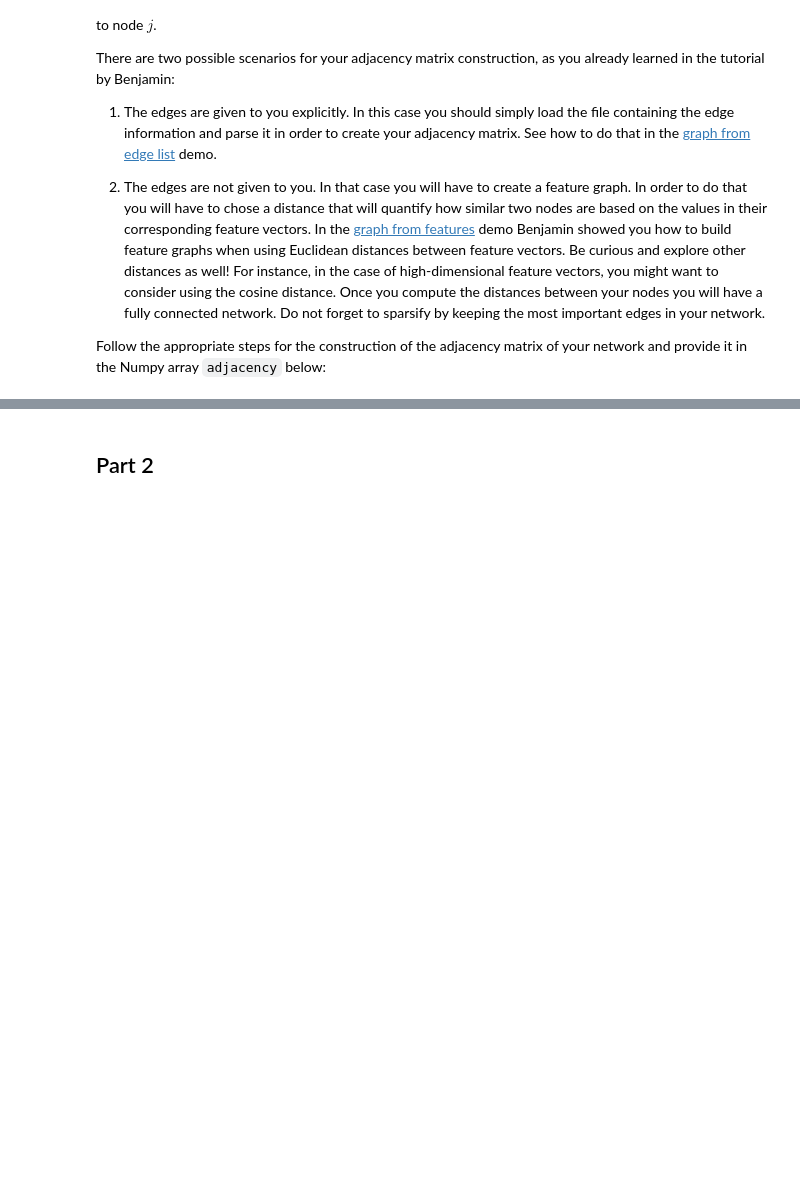
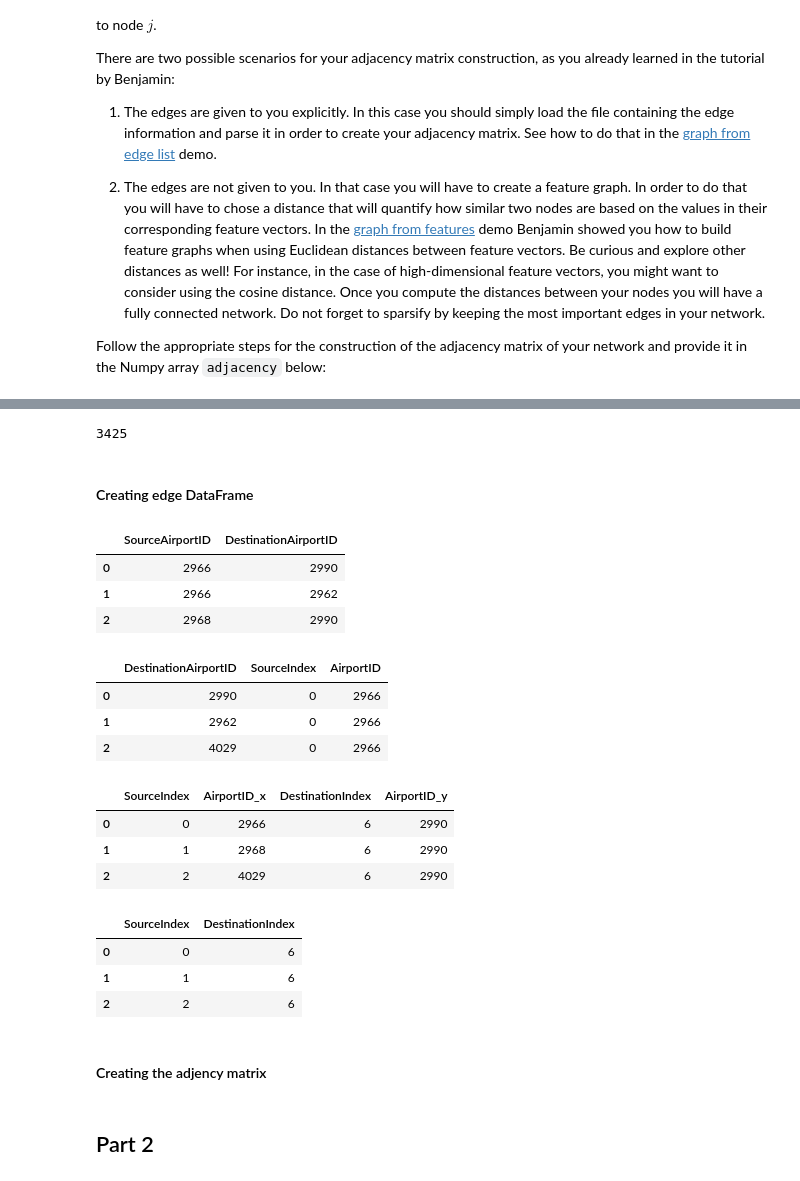
Before and after one commit to nicolasFontbonne/NTDS_group_6, a Jupyter notebook: milestones/1_network_properties.ipynb, the cells around one changed output, grey strips where cells are left out. Saved outputs shown, nothing was run; the diff lists cells and outputs as text; code cells hidden in the pictures; blank space fills up the shorter version.

```diff
--- a/milestones/1_network_properties.ipynb
+++ b/milestones/1_network_properties.ipynb
@@ -112,0 +104,46 @@ for idx, row in edges.iterrows():
+# %%
+n_nodes = len(nodes) # the number of nodes in the network
+print(n_nodes)
+# %% [output]
+3425
+# %% [markdown]
+#### Creating edge DataFrame
+# %%
+flights=data[['SourceAirportID','DestinationAirportID']]
+flights.head(3)
+# %% [output]
+|  | SourceAirportID | DestinationAirportID |
+| 0 | 2966 | 2990 |
+| 1 | 2966 | 2962 |
+| 2 | 2968 | 2990 |
+# %%
+edges = pd.merge(flights, aid2idx, left_on='SourceAirportID', right_on='AirportID')
+edges.rename(columns={'index':'SourceIndex'}, inplace=True)
+edges = edges.drop('SourceAirportID',1)
+edges.head(3)
+# %% [output]
+|  | DestinationAirportID | SourceIndex | AirportID |
+| 0 | 2990 | 0 | 2966 |
+| 1 | 2962 | 0 | 2966 |
+| 2 | 4029 | 0 | 2966 |
+# %%
+edges = pd.merge(edges, aid2idx, left_on='DestinationAirportID', right_on='AirportID')
+edges.rename(columns={'index':'DestinationIndex'}, inplace=True)
+edges = edges.drop('DestinationAirportID',1)
+edges.head(3)
+# %% [output]
+|  | SourceIndex | AirportID_x | DestinationIndex | AirportID_y |
+| 0 | 0 | 2966 | 6 | 2990 |
+| 1 | 1 | 2968 | 6 | 2990 |
+| 2 | 2 | 4029 | 6 | 2990 |
+# %%
+edges = edges.drop('AirportID_x',1)
+edges = edges.drop('AirportID_y',1)
+edges.head(3)
+# %% [output]
+|  | SourceIndex | DestinationIndex |
+| 0 | 0 | 6 |
+| 1 | 1 | 6 |
+| 2 | 2 | 6 |
+# %% [markdown]
+#### Creating the adjency matrix
```
Also changed, not shown: parts of 18 cells of this notebook.
